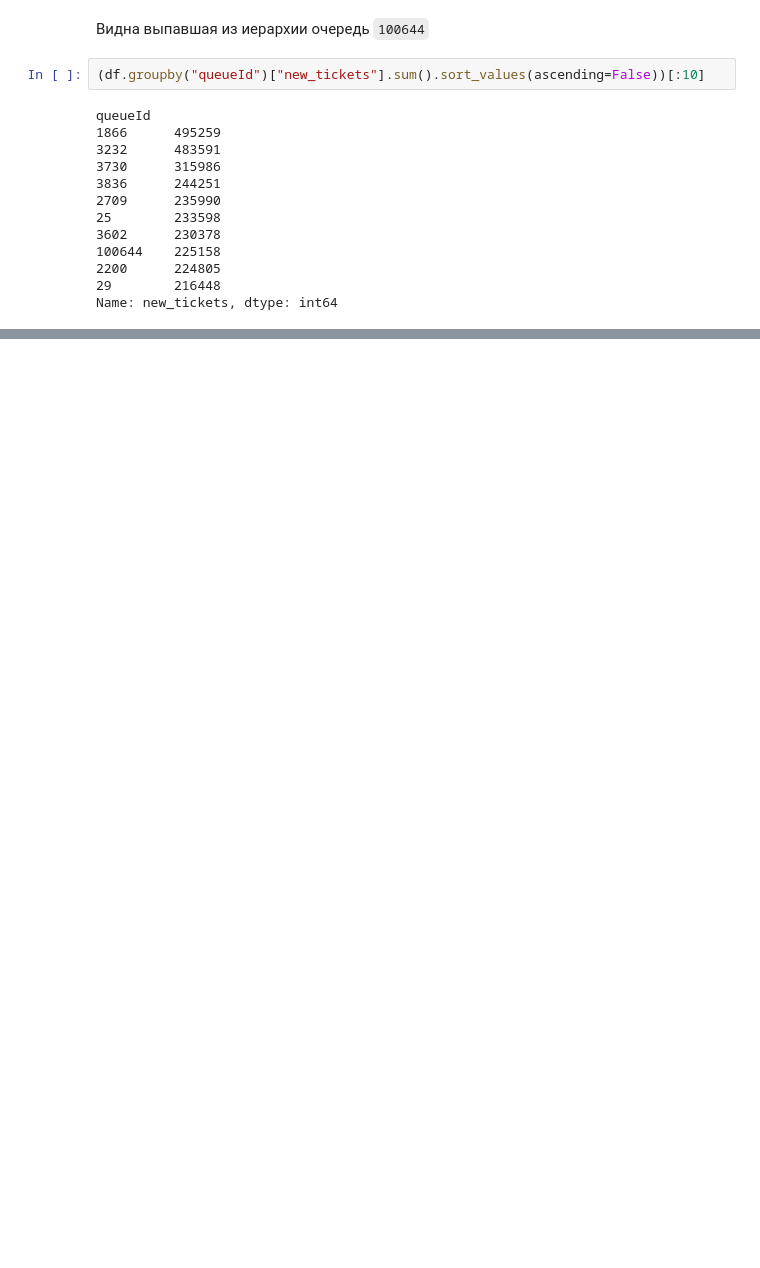
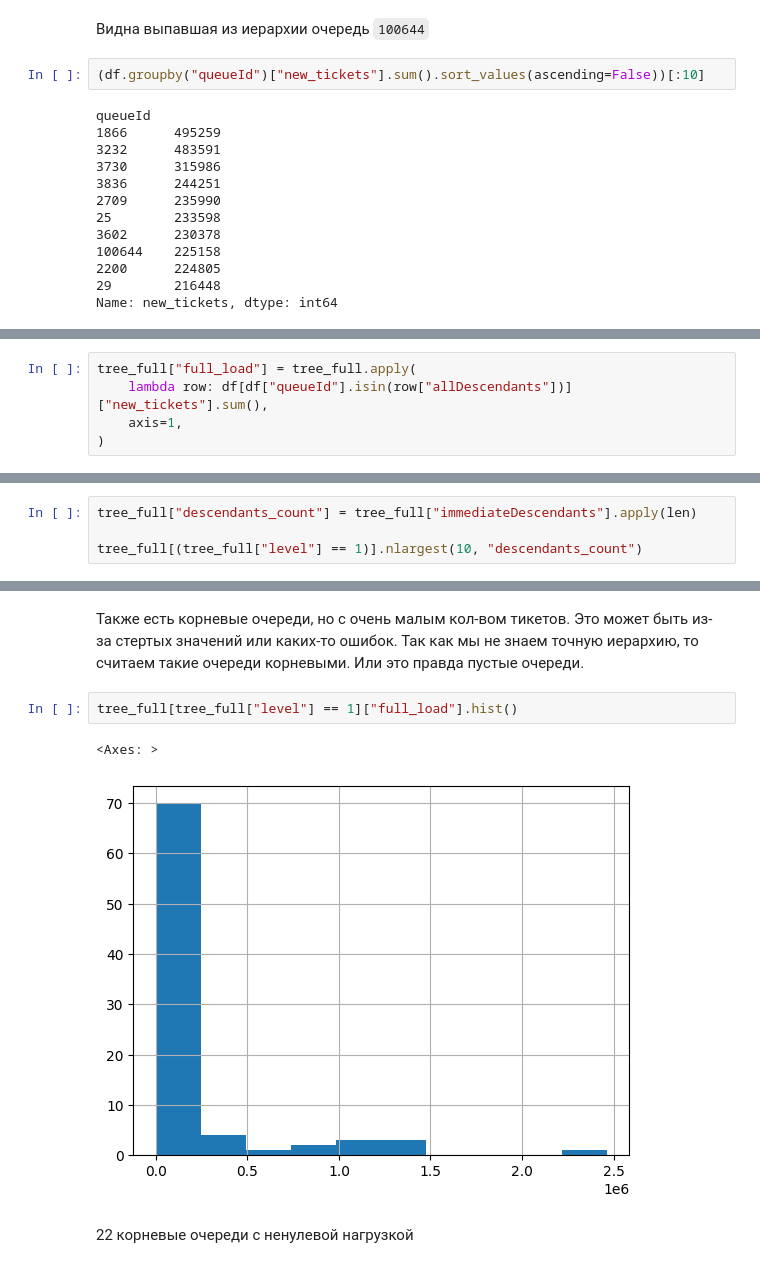
Before and after one commit to TaskGuru-AI/tasks_support_system_ai, a Jupyter notebook: notebooks/TS/hierarchy_analysis.ipynb, the cells around one changed output, grey strips where cells are left out. Cells and saved outputs as stored; diff of their text form; blank space fills up the shorter version.

```diff
--- a/notebooks/TS/hierarchy_analysis.ipynb
+++ b/notebooks/TS/hierarchy_analysis.ipynb
@@ -218,0 +264,5 @@ Queue 2002: 825,237
+# %%
+tree_full["full_load"] = tree_full.apply(
+    lambda row: df[df["queueId"].isin(row["allDescendants"])]["new_tickets"].sum(),
+    axis=1,
+)
@@ -218,0 +271,4 @@ Queue 2002: 825,237
+# %%
+tree_full["descendants_count"] = tree_full["immediateDescendants"].apply(len)
+
+tree_full[(tree_full["level"] == 1)].nlargest(10, "descendants_count")
@@ -218,0 +332,9 @@ Queue 2002: 825,237
+# %% [markdown]
+Также есть корневые очереди, но с очень малым кол-вом тикетов. Это может быть из-за стертых значений или каких-то ошибок. Так как мы не знаем точную иерархию, то считаем такие очереди корневыми. Или это правда пустые очереди.
+# %%
+tree_full[tree_full["level"] == 1]["full_load"].hist()
+# %% [output]
+<Axes: >
+[figure, added]
+# %% [markdown]
+22 корневые очереди с ненулевой нагрузкой
```
Also changed, not shown: parts of 49 cells of this notebook, 6 other files.
